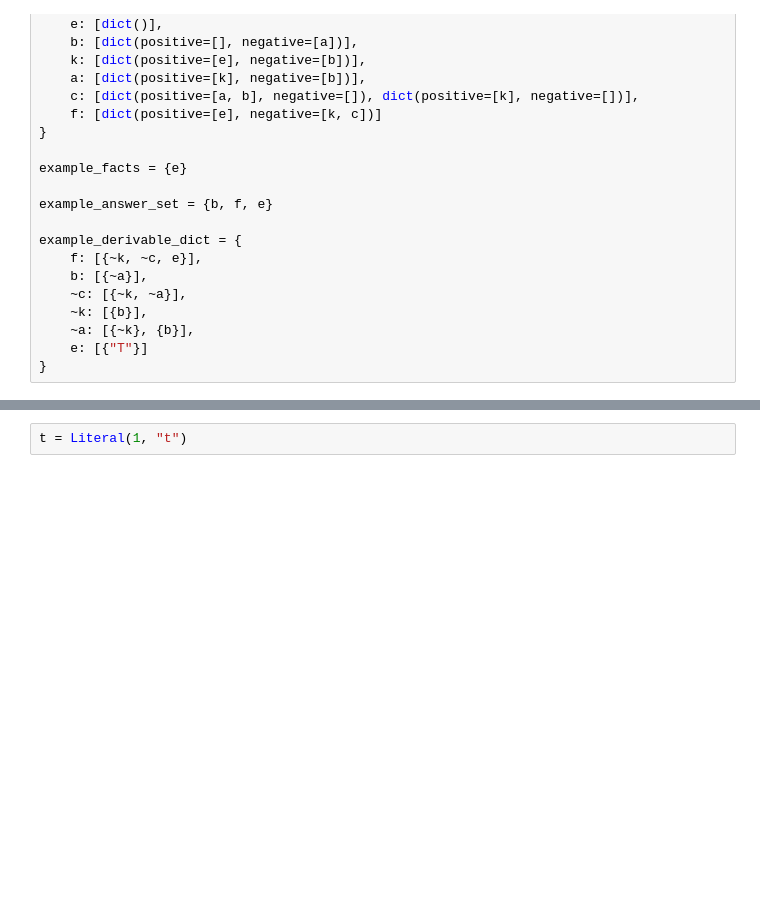
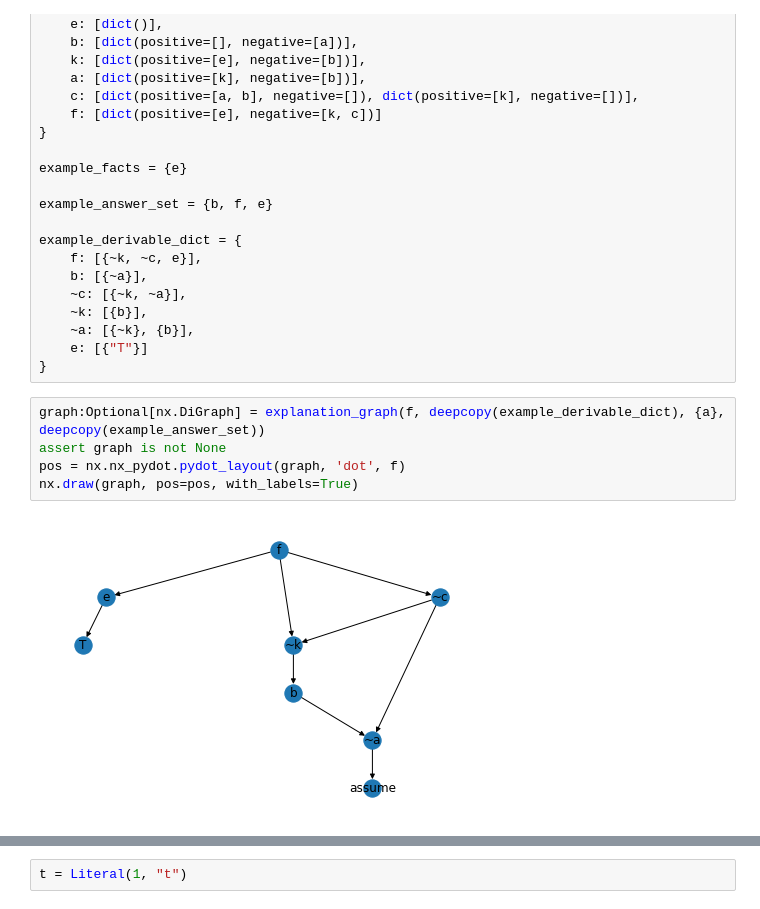
Before and after one commit to Entze/ASP-Ideas, a Jupyter notebook: notebooks/explain_test_literal.ipynb, the cells around one changed output, grey strips where cells are left out. Drawn from its saved outputs; the diff is of its cells as text; blank space fills up the shorter version.

```diff
--- a/notebooks/explain_test_literal.ipynb
+++ b/notebooks/explain_test_literal.ipynb
@@ -27,4 +28,11 @@ example_derivable_dict = {
     ~a: [{~k}, {b}],
     e: [{"T"}]
 }
+# %%
+graph:Optional[nx.DiGraph] = explanation_graph(f, deepcopy(example_derivable_dict), {a}, deepcopy(example_answer_set))
+assert graph is not None
+pos = nx.nx_pydot.pydot_layout(graph, 'dot', f)
+nx.draw(graph, pos=pos, with_labels=True)
+# %% [output]
+[figure, added]
 # %%
```
Also changed, not shown: parts of 6 cells of this notebook, 1 other file.
